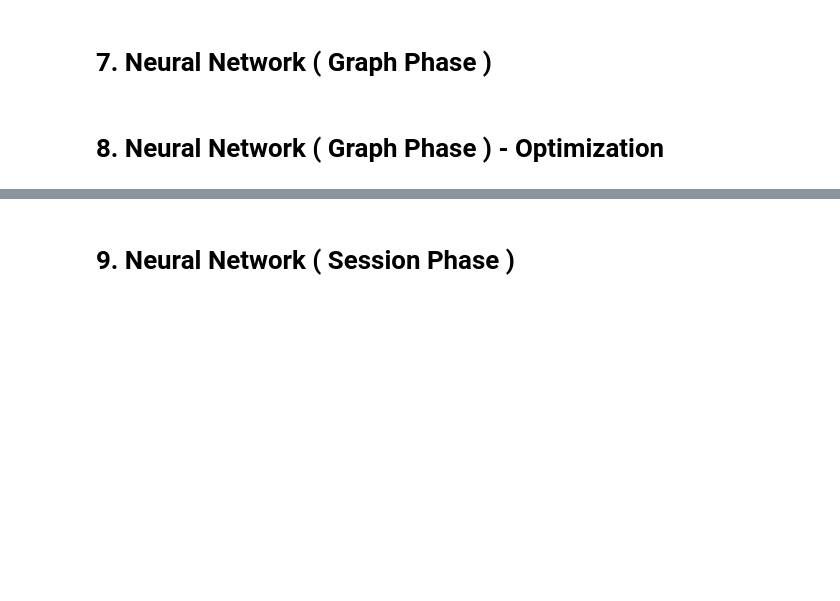
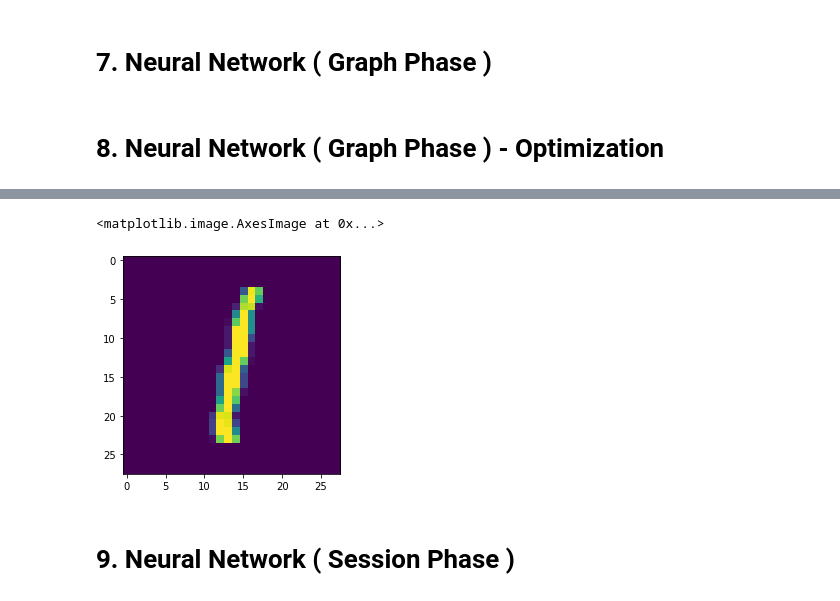
Before and after one commit to AlirezaKhodabakhsh/Tensorflow1.XX-Tutorial, a Jupyter notebook: Tensorflow_1_XX_Toturial_Example.ipynb, the cells around one changed output, grey strips where cells are left out. Saved outputs shown, nothing was run; the diff lists cells and outputs as text; code cells hidden in the pictures; blank space fills up the shorter version.

```diff
--- a/Tensorflow_1_XX_Toturial_Example.ipynb
+++ b/Tensorflow_1_XX_Toturial_Example.ipynb
@@ -106,6 +114,11 @@ Future major versions of TensorFlow will allow gradients to flow
 into the labels input on backprop by default.
 
 See `tf.nn.softmax_cross_entropy_with_logits_v2`.
+# %%
+plt.imshow(x_valid[0])
+# %% [output]
+<matplotlib.image.AxesImage at 0x...>
+[figure, added]
 # %% [markdown]
 # 9. Neural Network ( Session Phase )
 # %%
```
Also changed, not shown: parts of 14 cells of this notebook.
